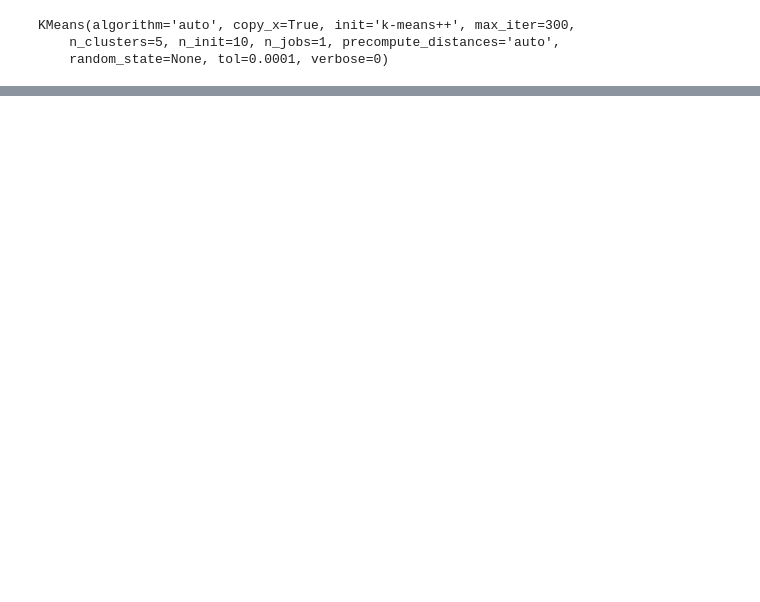
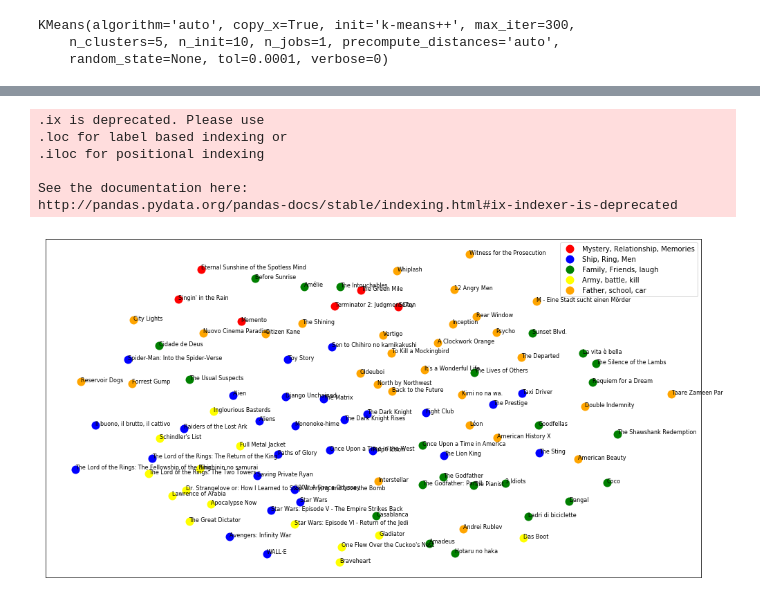
Before and after one commit to sabanasimbutt/Documents-Clustering, a Jupyter notebook: clustering.ipynb, the cells around one changed output, grey strips where cells are left out. Drawn from its saved outputs; the diff is of its cells as text; code cells hidden in the pictures; blank space fills up the shorter version.

Commit message:
document clustering and visualization

```diff
--- a/clustering.ipynb
+++ b/clustering.ipynb
@@ -212,0 +145,7 @@ KeyError: "None of [['father']] are in the [index]"
+# %%
+order_centroids = kmean.cluster_centers_.argsort()[:, ::-1]
+
+for i in range(5):
+    print("Cluster",i,": ")
+    for j in order_centroids[i, :10]:
+        print(' %s' % terms[j])
@@ -212,0 +170,45 @@ KeyError: "None of [['father']] are in the [index]"
+# %%
+#set up colors per clusters
+cluster_colors = {0: 'red', 1: 'blue', 2: 'green', 3: 'yellow', 4: 'orange'}
+
+#set up cluster names
+cluster_names = {0: 'Mystery, Relationship, Memories',
+                 1: 'Ship, Ring, Men',
+                 2: 'Family, Friends, laugh',
+                 3: 'Army, battle, kill',
+                 4: 'Father, school, car'}
+# %%
+mds = MDS(n_components=2, dissimilarity="precomputed", random_state=1)
+
+pos = mds.fit_transform(dist)
+
+xs, ys = pos[:, 0], pos[:, 1]
+
+df = pd.DataFrame(dict(x=xs, y=ys, label=clusters, title=title))
+
+groups = df.groupby('label')
+
+fig, ax = plt.subplots(figsize=(17, 9))
+
+ax.margins(0.05)
+
+for name, group in groups:
+    ax.plot(group.x, group.y, marker='o', linestyle='', ms=12, label=cluster_names[name], color=cluster_colors[name], mec='none')
+    ax.set_aspect('auto')
+    ax.tick_params(axis='x',which='both',bottom='off',top='off',labelbottom='off')
+    ax.tick_params(axis= 'y',which='both',left='off',top='off',labelleft='off')
+
+ax.legend(numpoints=1)
+
+for i in range(len(df)):
+    ax.text(df.ix[i]['x'], df.ix[i]['y'], df.ix[i]['title'], size=8)
+
+plt.show()
+# %% [output]
+.ix is deprecated. Please use
+.loc for label based indexing or
+.iloc for positional indexing
+
+See the documentation here:
+http://pandas.pydata.org/pandas-docs/stable/indexing.html#ix-indexer-is-deprecated
+[figure, added]
```
Also changed, not shown: parts of 19 cells of this notebook.
